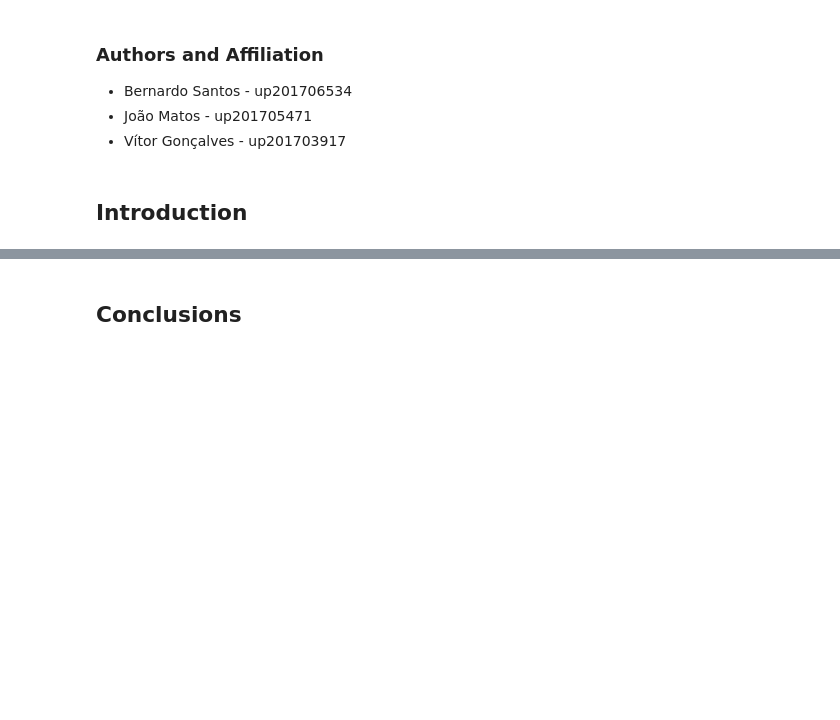
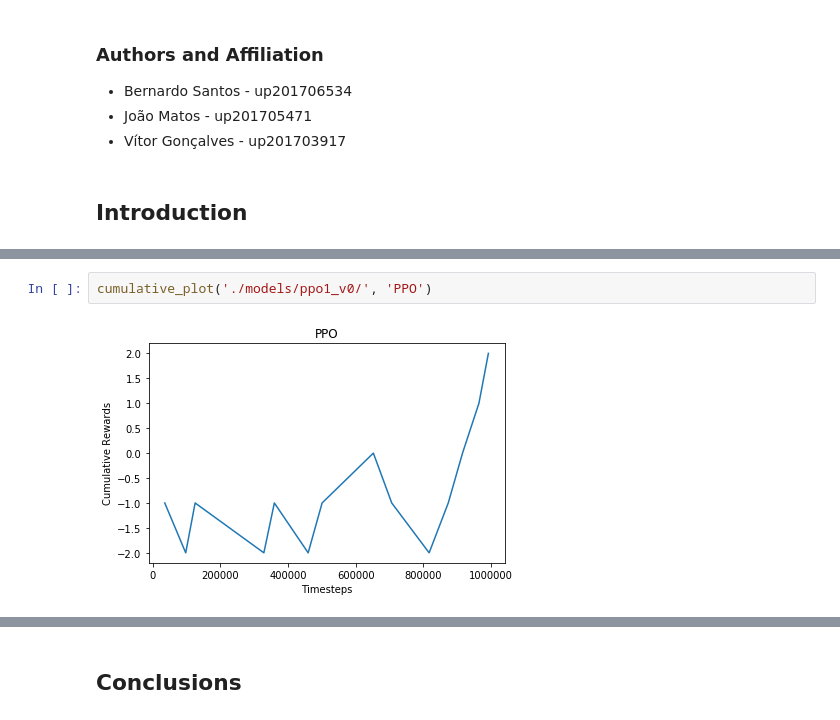
Before and after one commit to vitorhugo13/feup-iart, a Jupyter notebook: proj02/notebook.ipynb, the cells around one changed output, grey strips where cells are left out. Drawn from its saved outputs; the diff is of its cells as text; blank space fills up the shorter version.

```diff
--- a/proj02/notebook.ipynb
+++ b/proj02/notebook.ipynb
@@ -68,0 +140,4 @@ LoadMonitorResultsError: no monitor files of the form *monitor.csv found in m
+# %%
+cumulative_plot('./models/ppo1_v0/', 'PPO')
+# %% [output]
+[figure, added]
```
Also changed, not shown: parts of 15 cells of this notebook, 7 other files.
